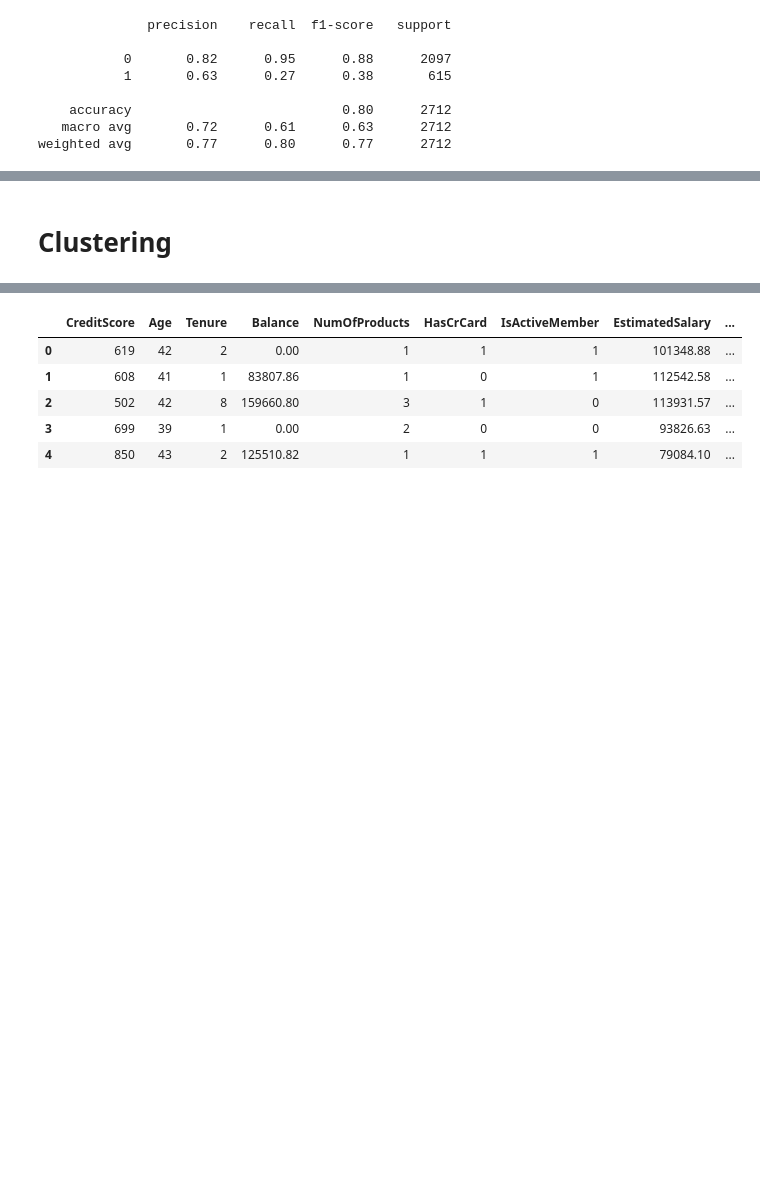
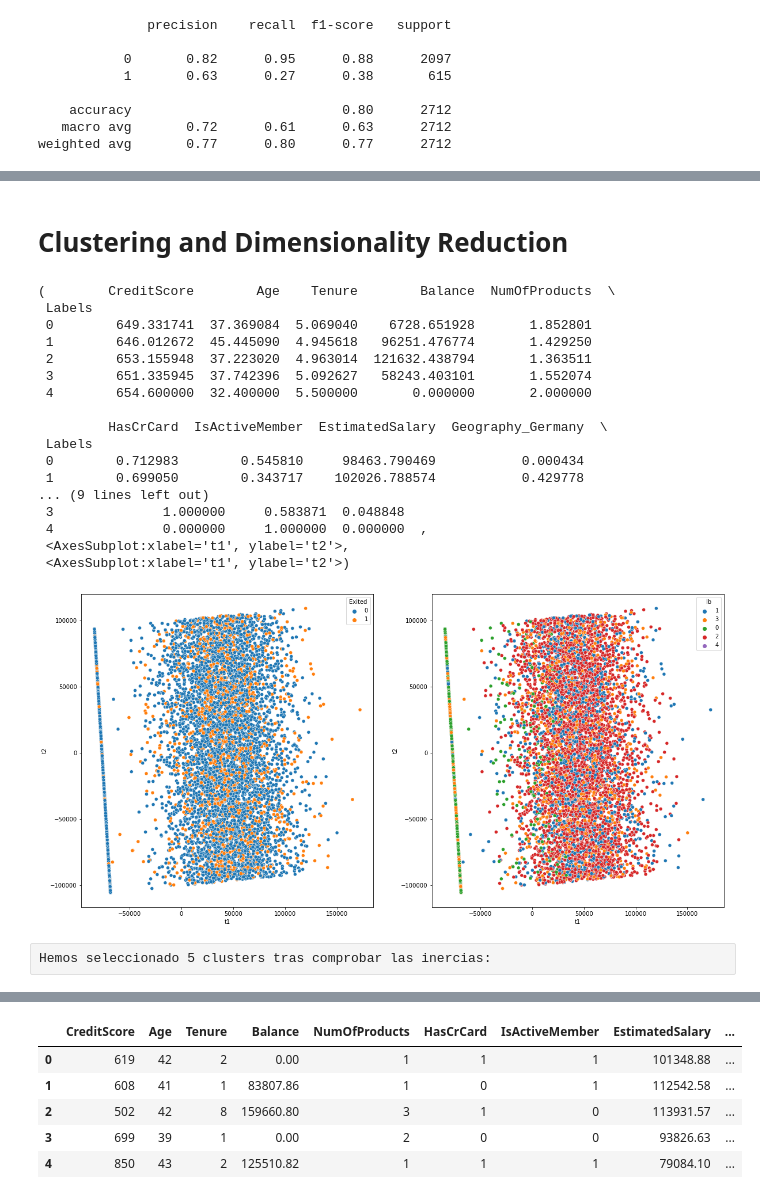
Before and after one commit to borjatv/project-ml-bank-churn, a Jupyter notebook: Exploracion.ipynb, the cells around one changed output, grey strips where cells are left out. Drawn from its saved outputs; the diff is of its cells as text; code cells hidden in the pictures; blank space fills up the shorter version.

```diff
--- a/Exploracion.ipynb
+++ b/Exploracion.ipynb
@@ -485,7 +395,2 @@ weighted avg       0.77      0.80      0.77      2712
 # %% [markdown]
-# Clustering
+# Clustering and Dimensionality Reduction
-# %%
-model = StandardScaler()
-data_scaled = model.fit_transform(df)
-# %%
-df.drop('Labels', axis=1, inplace=True)
@@ -491,0 +402,39 @@ df.drop('Labels', axis=1, inplace=True)
+# %%
+def clustering(dataframe, scaler=StandardScaler(), modelo_red=PCA(), modelo_clust=KMeans(5, random_state=42)):
+    data_scaled = scaler.fit_transform(dataframe)
+    cl = modelo_clust
+    cl.fit(data_scaled)
+    dataframe['Labels'] = cl.fit(data_scaled).labels_
+    pc = modelo_red.fit_transform(dataframe)
+    test = pd.DataFrame(pc[:,:2], columns=['t1', 't2'])
+    test['lb'] = df['Labels'].apply(lambda x: str(x))
+    fig, axs = plt.subplots(ncols=2, figsize=(20,10))
+    vis1 = sns.scatterplot(data=test, x='t1', y='t2', hue=y, ax=axs[0])
+    vis2 = sns.scatterplot(data=test, x='t1', y='t2', hue='lb', ax=axs[1])
+    return df.groupby('Labels').mean(), vis1, vis2
+# %%
+# StandardScaler
+# PCA
+# KMeans
+clustering(dataframe=df)
+# %% [output]
+(        CreditScore        Age    Tenure        Balance  NumOfProducts  \
+ Labels
+ 0        649.331741  37.369084  5.069040    6728.651928       1.852801
+ 1        646.012672  45.445090  4.945618   96251.476774       1.429250
+ 2        653.155948  37.223020  4.963014  121632.438794       1.363511
+ 3        651.335945  37.742396  5.092627   58243.403101       1.552074
+ 4        654.600000  32.400000  5.500000       0.000000       2.000000
+
+         HasCrCard  IsActiveMember  EstimatedSalary  Geography_Germany  \
+ Labels
+ 0        0.712983        0.545810     98463.790469           0.000434
+ 1        0.699050        0.343717    102026.788574           0.429778
+... (9 lines left out)
+ 3              1.000000     0.583871  0.048848
+ 4              0.000000     1.000000  0.000000  ,
+ <AxesSubplot:xlabel='t1', ylabel='t2'>,
+ <AxesSubplot:xlabel='t1', ylabel='t2'>)
+[figure, added]
+# %% [raw]
+Hemos seleccionado 5 clusters tras comprobar las inercias:
```
Also changed, not shown: parts of 93 cells of this notebook.
